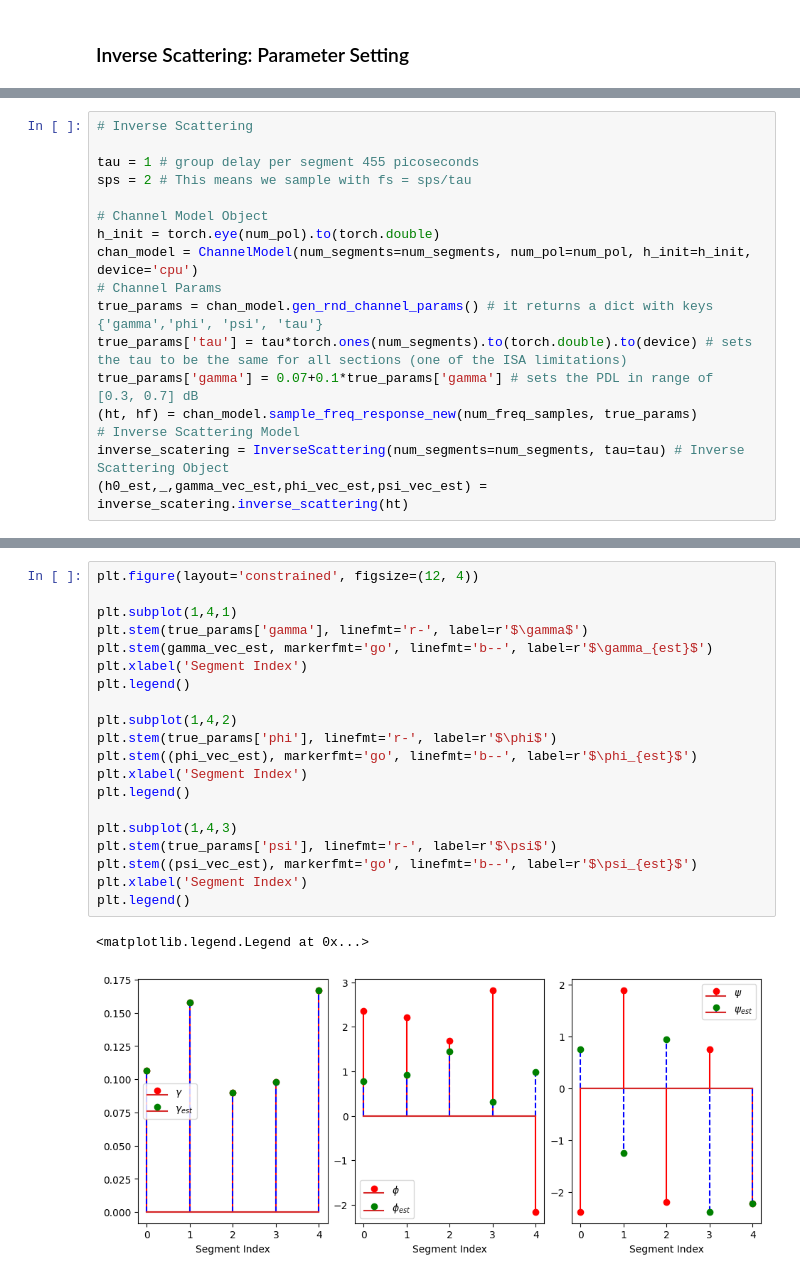
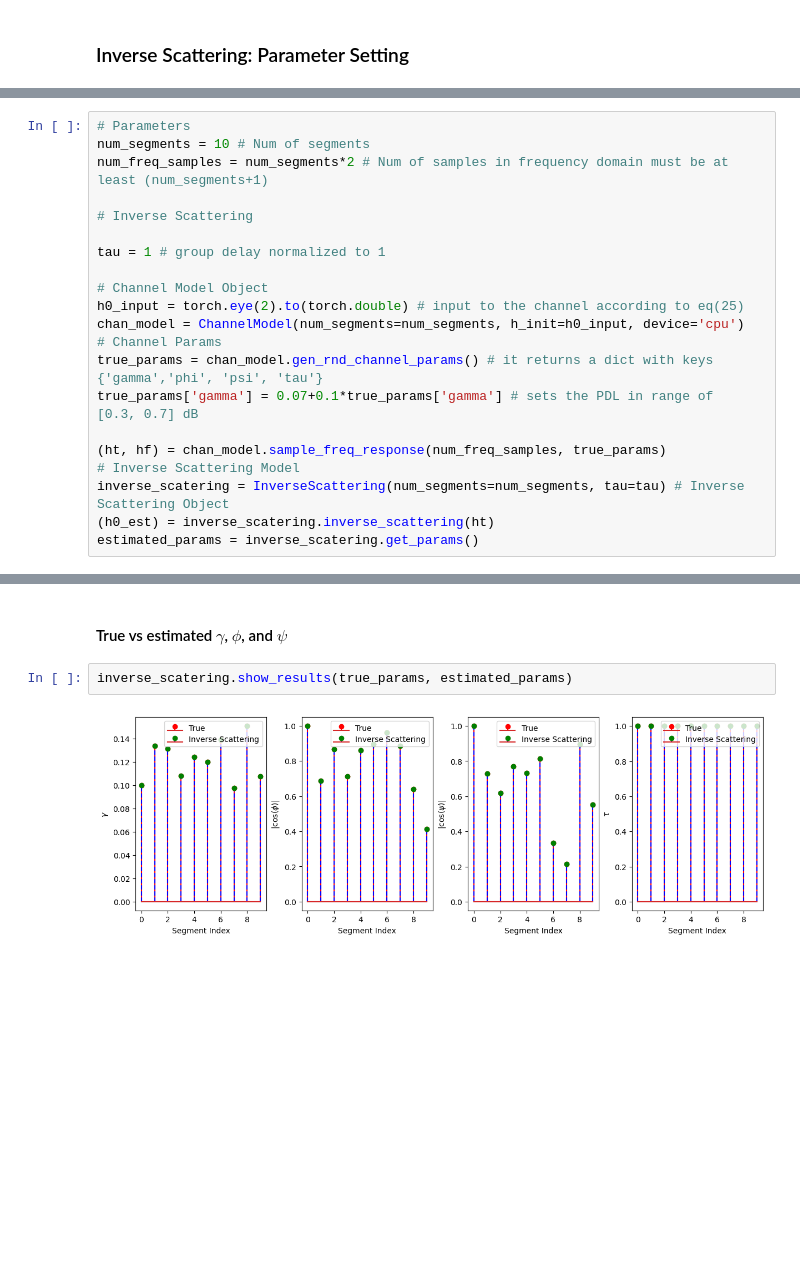
Before and after one commit to Mohammadfarsi1994/physics-based-distributed-polarization-sensing, a Jupyter notebook: inverseScattering.ipynb, the cells around one changed output, grey strips where cells are left out. Saved outputs shown, nothing was run; the diff lists cells and outputs as text; blank space fills up the shorter version.

```diff
--- a/inverseScattering.ipynb
+++ b/inverseScattering.ipynb
@@ -25,17 +18,21 @@ num_freq_samples = num_segments*2
 # %%
+# Parameters
+num_segments = 10 # Num of segments
+num_freq_samples = num_segments*2 # Num of samples in frequency domain must be at least (num_segments+1)
+
 # Inverse Scattering
 
-tau = 1 # group delay per segment 455 picoseconds
-sps = 2 # This means we sample with fs = sps/tau
+tau = 1 # group delay normalized to 1
 
 # Channel Model Object
-h_init = torch.eye(num_pol).to(torch.double)
-chan_model = ChannelModel(num_segments=num_segments, num_pol=num_pol, h_init=h_init, device='cpu')
+h0_input = torch.eye(2).to(torch.double) # input to the channel according to eq(25)
+chan_model = ChannelModel(num_segments=num_segments, h_init=h0_input, device='cpu')
 # Channel Params
 true_params = chan_model.gen_rnd_channel_params() # it returns a dict with keys {'gamma','phi', 'psi', 'tau'}
-true_params['tau'] = tau*torch.ones(num_segments).to(torch.double).to(device) # sets the tau to be the same for all sections (one of the ISA limitations)
 true_params['gamma'] = 0.07+0.1*true_params['gamma'] # sets the PDL in range of  [0.3, 0.7] dB
-(ht, hf) = chan_model.sample_freq_response_new(num_freq_samples, true_params)
+
+(ht, hf) = chan_model.sample_freq_response(num_freq_samples, true_params)
 # Inverse Scattering Model
 inverse_scatering = InverseScattering(num_segments=num_segments, tau=tau) # Inverse Scattering Object
-(h0_est,_,gamma_vec_est,phi_vec_est,psi_vec_est) = inverse_scatering.inverse_scattering(ht)
+(h0_est) = inverse_scatering.inverse_scattering(ht)
+estimated_params = inverse_scatering.get_params()
@@ -69,23 +39,6 @@ Text(0.5, 0, 'time index')
-# %%
-plt.figure(layout='constrained', figsize=(12, 4))
-
-plt.subplot(1,4,1)
-plt.stem(true_params['gamma'], linefmt='r-', label=r'$\gamma$')
-plt.stem(gamma_vec_est, markerfmt='go', linefmt='b--', label=r'$\gamma_{est}$')
-plt.xlabel('Segment Index')
-plt.legend()
-
-plt.subplot(1,4,2)
-plt.stem(true_params['phi'], linefmt='r-', label=r'$\phi$')
-plt.stem((phi_vec_est), markerfmt='go', linefmt='b--', label=r'$\phi_{est}$')
-plt.xlabel('Segment Index')
-plt.legend()
-
-plt.subplot(1,4,3)
-plt.stem(true_params['psi'], linefmt='r-', label=r'$\psi$')
-plt.stem((psi_vec_est), markerfmt='go', linefmt='b--', label=r'$\psi_{est}$')
-plt.xlabel('Segment Index')
-plt.legend()
-# %% [output]
-<matplotlib.legend.Legend at 0x...>
-[figure, removed]
+# %% [markdown]
+#### True vs estimated $\gamma$, $\phi$, and $\psi$
+# %%
+inverse_scatering.show_results(true_params, estimated_params)
+# %% [output]
+[figure, added]
```
Also changed, not shown: parts of 6 cells of this notebook, 2 other files.
